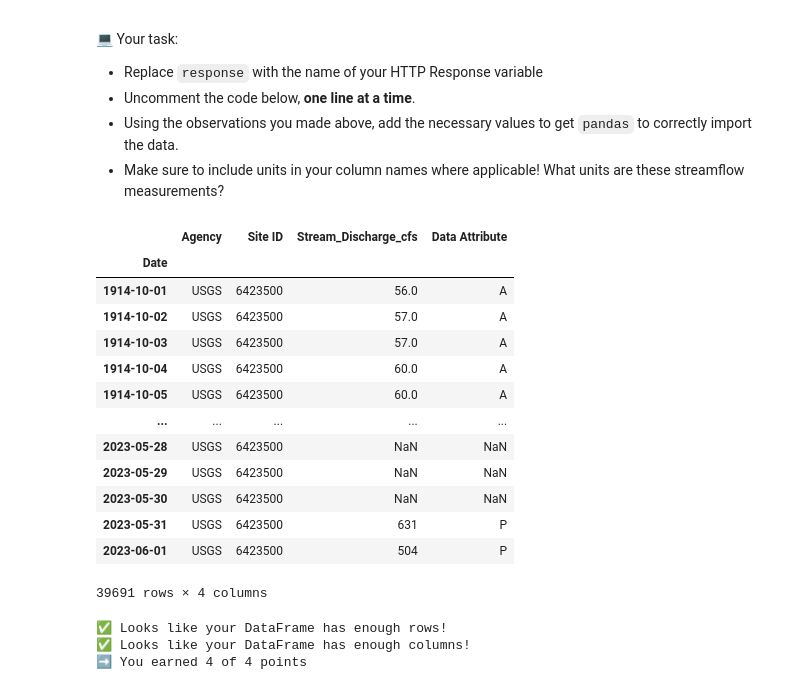
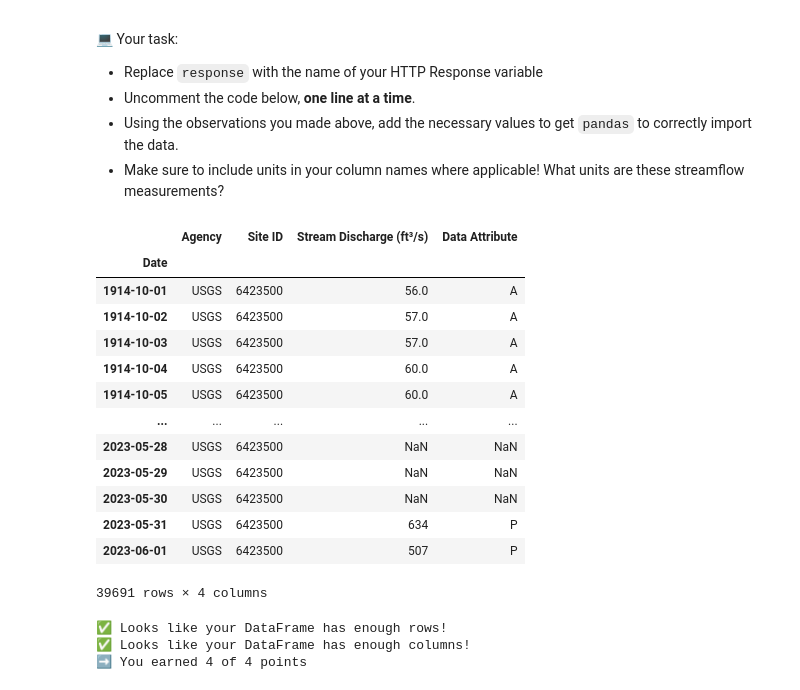
Before and after one commit to finalfemme/time-series-data-finalfemme, a Jupyter notebook: stars-02-time-series.ipynb, the cells around one changed output. Drawn from its saved outputs; the diff is of its cells as text; code cells hidden in the pictures.

```diff
--- a/stars-02-time-series.ipynb
+++ b/stars-02-time-series.ipynb
@@ -350,18 +350,18 @@ Notice that when you print your downloaded data, each line has a `b` in front of
 # %%
 wasta_df = pd.read_csv(
     BytesIO(wasta_flow_data.content),
     comment='#',
     delimiter='\t',
     skiprows=[29,30],
-    names=['Agency', 'Site ID', 'Date', 'Stream_Discharge_cfs',
+    names=['Agency', 'Site ID', 'Date', 'Stream Discharge (ft\u00B3/s)',
            'Data Attribute'],
     index_col='Date',
     parse_dates=True,
 )
 
 wasta_df
 # %% [output]
-|  | Agency | Site ID | Stream_Discharge_cfs | Data Attribute |
+|  | Agency | Site ID | Stream Discharge (ft³/s) | Data Attribute |
 | Date |  |  |  |  |
 | 1914-10-01 | USGS | 6423500 | 56.0 | A |
 | 1914-10-02 | USGS | 6423500 | 57.0 | A |
@@ -372,8 +372,8 @@ wasta_df
 | 2023-05-28 | USGS | 6423500 | NaN | NaN |
 | 2023-05-29 | USGS | 6423500 | NaN | NaN |
 | 2023-05-30 | USGS | 6423500 | NaN | NaN |
-| 2023-05-31 | USGS | 6423500 | 631 | P |
-| 2023-06-01 | USGS | 6423500 | 504 | P |
+| 2023-05-31 | USGS | 6423500 | 634 | P |
+| 2023-06-01 | USGS | 6423500 | 507 | P |
 39691 rows × 4 columns
 # %%
 ans_df = _
```
Also changed, not shown: parts of 15 cells of this notebook.
